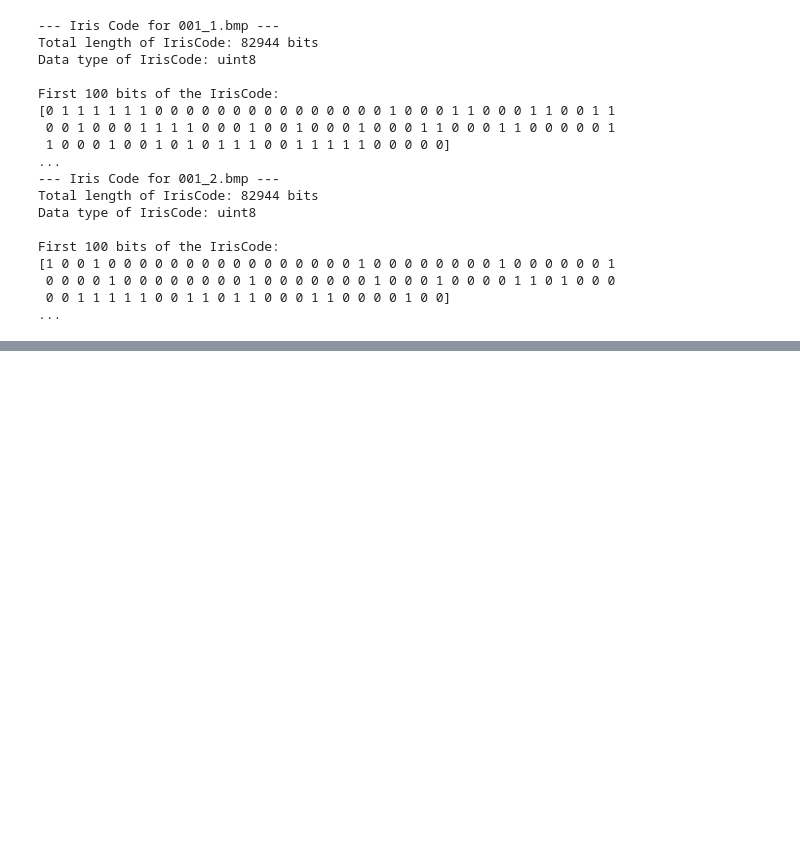
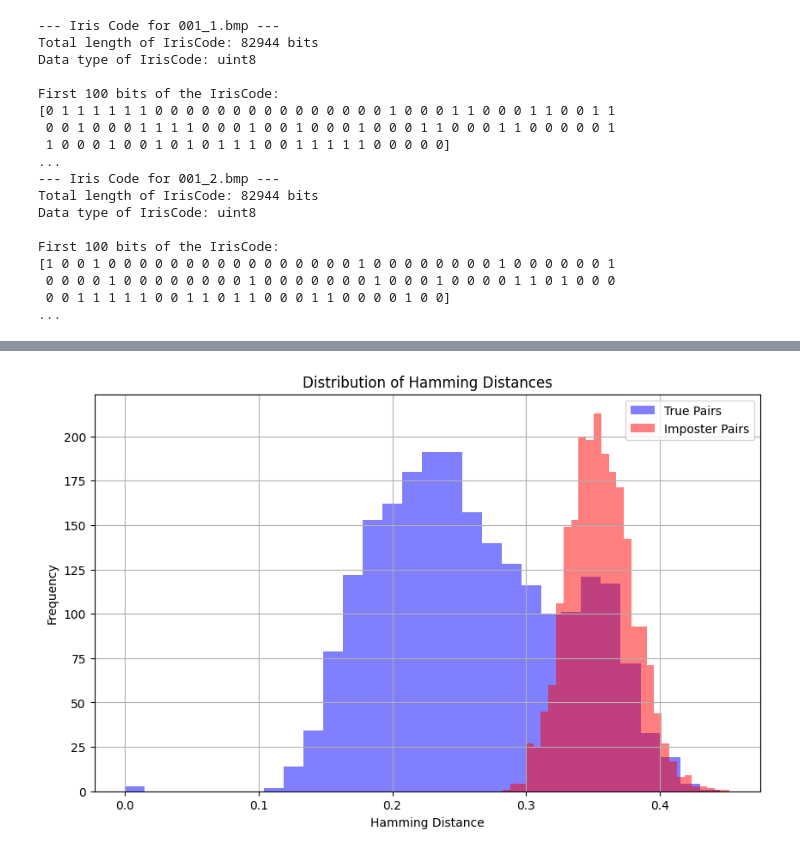
Before and after one commit to Onion-Ninja/iris-code, a Jupyter notebook: main.ipynb, the cells around one changed output, grey strips where cells are left out. Cells and saved outputs as stored; diff of their text form; code cells hidden in the pictures; blank space fills up the shorter version.

```diff
--- a/main.ipynb
+++ b/main.ipynb
@@ -582,0 +595,12 @@ First 100 bits of the IrisCode:
+# %%
+def calculate_hamming_distance2(iris_code1, iris_code2):
+    xor_result = np.bitwise_xor(iris_code1, iris_code2)
+    bits = np.unpackbits(xor_result)
+    num_differing_bits = np.sum(bits)
+    total_bits = len(bits)
+
+    if total_bits == 0:
+        return 1.0
+
+    hamming_distance = num_differing_bits / total_bits
+    return hamming_distance
@@ -582,0 +688,69 @@ First 100 bits of the IrisCode:
+# %%
+def new_pipeline():
+    # Directories for normalized images and iris codes
+    normalized_dir = 'datasets/IITD/Normalized_Images'
+
+    # Path(codes_dir).mkdir(parents=True, exist_ok=True)
+
+    # Find all the normalized image files
+    all_entries = os.listdir(normalized_dir)
+    filenames = [entry for entry in all_entries if os.path.isfile(os.path.join(normalized_dir, entry))]
+
+    # Generate true and imposter pairs
+    imposter_pairs_per_user = 10
+    true_pairs, imposter_pairs = generate_pairs(filenames, imposter_pairs_per_user)
+
+    # filenames = ['datasets/IITD/Normalized_Images/001_1.bmp', 'datasets/IITD/Normalized_Images/001_2.bmp']
+    iris_codes = {}
+    print("Generating iris codes for all images...")
+    for filename in filenames:
+        filename = os.path.join(normalized_dir, filename)
+        iris_codes[filename] = daugman_iris_code(filename)
+    print("Iris code generation complete.")
+
+    true_distances = []
+    print("Calculating Hamming distances for true pairs...")
+    for pair in true_pairs:
+        file1, file2 = pair
+        file1 = os.path.join(normalized_dir, file1)
+        file2 = os.path.join(normalized_dir, file2)
+        # print(f'file1 = {file1}, file2 = {file2}')
+        code_1 = iris_codes[file1]
+        code_2 = iris_codes[file2]
+
+        distance = calculate_hamming_distance2(code_1, code_2)
+        true_distances.append(distance)
+
+    imposter_distances = []
+    print("Calculating Hamming distances for imposter pairs...")
+    for pair in imposter_pairs:
+        file1, file2 = pair
+        file1 = os.path.join(normalized_dir, file1)
+        file2 = os.path.join(normalized_dir, file2)
+
+        # print(f'file1 = {file1}, file2 = {file2}')
+
+        code_1 = iris_codes[file1]
+        code_2 = iris_codes[file2]
+
+        distance = calculate_hamming_distance2(code_1, code_2)
+        imposter_distances.append(distance)
+
+    print("\n--- Evaluation Results ---")
+    print(f"Total True Pairs: {len(true_pairs)}")
+    print(f"Average True Pair Distance: {np.mean(true_distances):.4f}")
+    print(f"Total Imposter Pairs: {len(imposter_pairs)}")
+    print(f"Average Imposter Pair Distance: {np.mean(imposter_distances):.4f}")
+
+    plt.figure(figsize=(10, 6))
+    plt.hist(true_distances, bins=30, alpha=0.5, label='True Pairs', color='blue')
+    plt.hist(imposter_distances, bins=30, alpha=0.5, label='Imposter Pairs', color='red')
+    plt.title('Distribution of Hamming Distances')
+    plt.xlabel('Hamming Distance')
+    plt.ylabel('Frequency')
+    plt.legend()
+    plt.grid(True)
+    plt.show()
+
+new_pipeline()
+# %% [output]
@@ -582,0 +767 @@ First 100 bits of the IrisCode:
+[figure, added]
```
Also changed, not shown: parts of 6 cells of this notebook.
